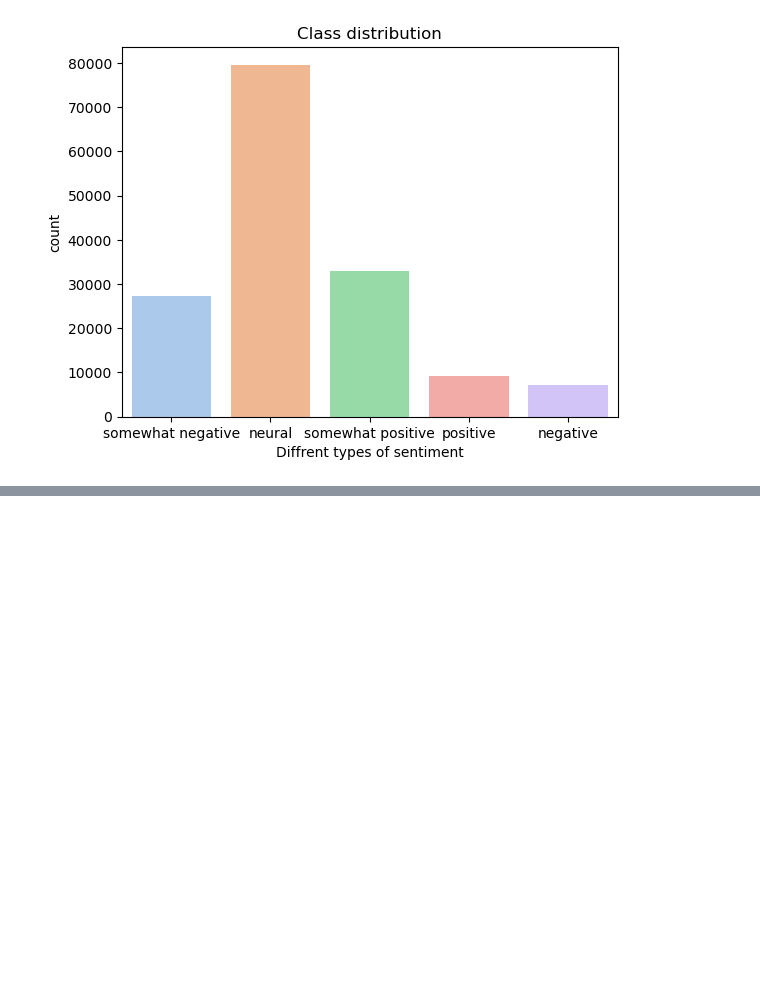
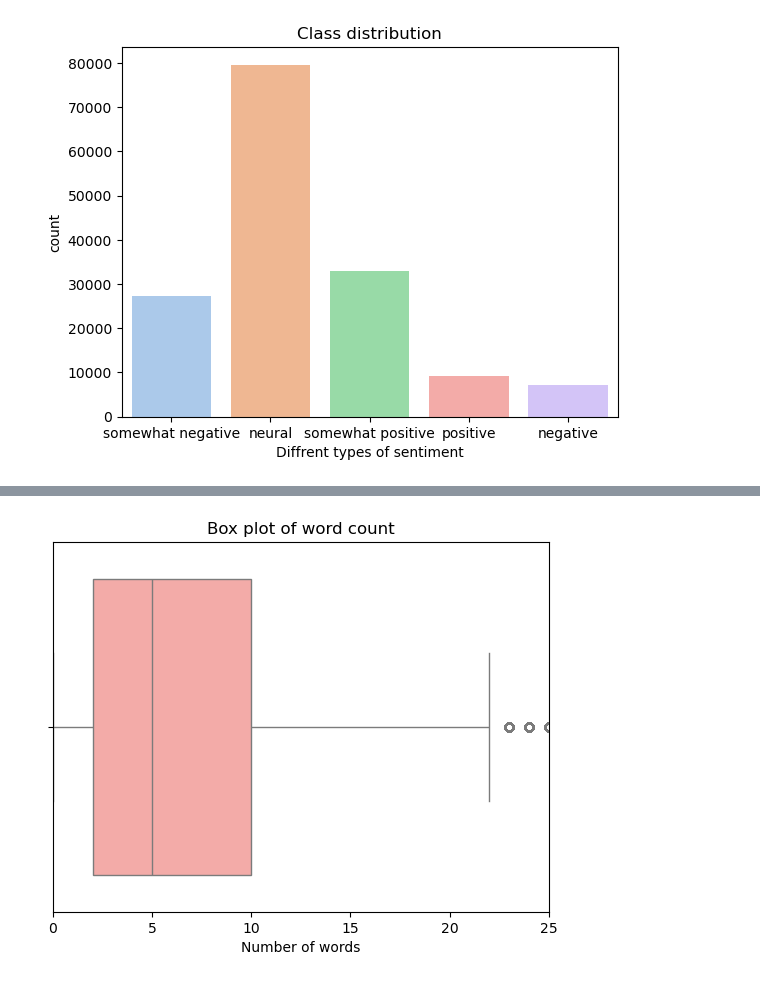
Before and after one commit to trungdung1711/sentiment-analysis-on-movie-reviews, a Jupyter notebook: notebooks/2_data_exploration.ipynb, the cells around one changed output, grey strips where cells are left out. Saved outputs shown, nothing was run; the diff lists cells and outputs as text; code cells hidden in the pictures; blank space fills up the shorter version.

```diff
--- a/notebooks/2_data_exploration.ipynb
+++ b/notebooks/2_data_exploration.ipynb
@@ -115,0 +178,9 @@ plt.show()
+# %%
+sns.boxplot(data=word_count_df, x="Word count", color=color())
+
+plt.xlim((0, 25))
+plt.xlabel("Number of words")
+plt.title("Box plot of word count")
+plt.show()
+# %% [output]
+[figure, added]
```
Also changed, not shown: parts of 23 cells of this notebook.
